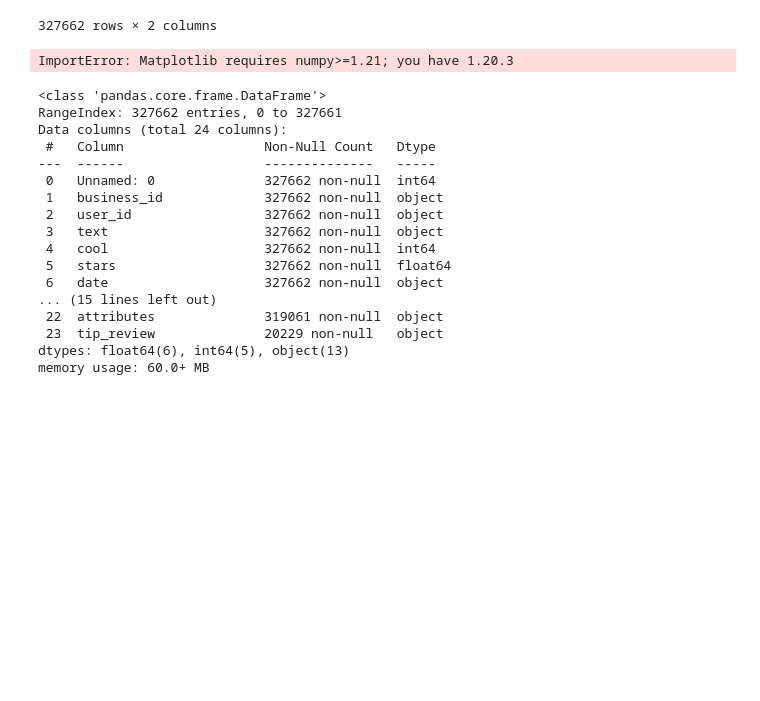
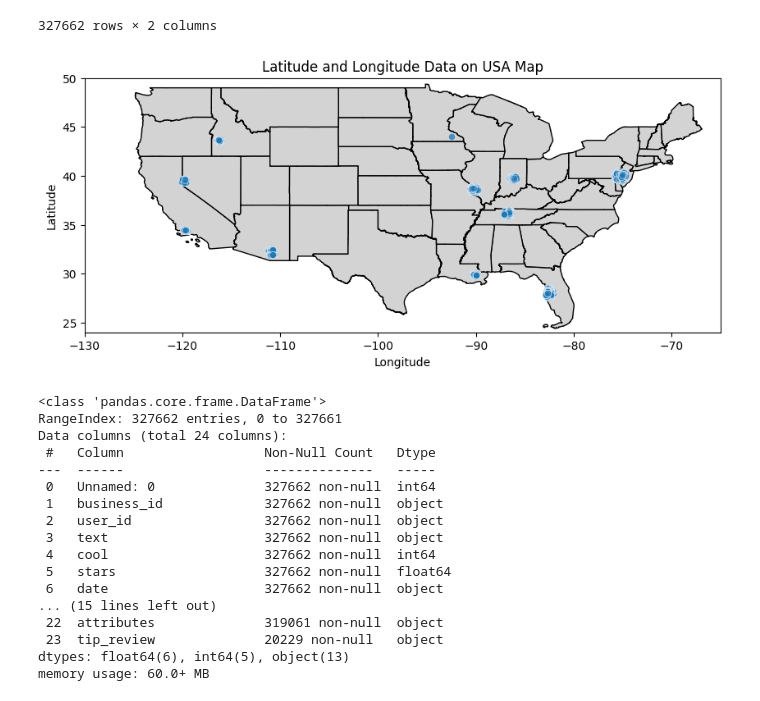
Before and after one commit to jsale017/yelp_unsupervised, a Jupyter notebook: eda-bb.ipynb, the cells around one changed output. Cells and saved outputs as stored; diff of their text form; code cells hidden in the pictures; blank space fills up the shorter version.

```diff
--- a/eda-bb.ipynb
+++ b/eda-bb.ipynb
@@ -51,23 +51,25 @@ test_sample[['latitude', 'longitude']]
 # %%
 import geopandas as gpd
 from shapely.geometry import Point
 import matplotlib.pyplot as plt
+import seaborn as sns
 
 usa = gpd.read_file('tl_2023_us_state.shx')
 geometry = [Point(lon, lat) for lon, lat in zip(test_sample['longitude'], test_sample['latitude'])]
 gdf = gpd.GeoDataFrame(test_sample, geometry=geometry, crs='EPSG:4326')
 
 ax = usa.plot(figsize=(10, 10), color='lightgray', edgecolor='black')
-gdf.plot(ax=ax, color='red', markersize=5)
+# gdf.plot(ax=ax, color='red', markersize=5)
+sns.scatterplot(data=test_sample, x='longitude', y='latitude', alpha=.5)
 
 ax.set_title('Latitude and Longitude Data on USA Map')
 ax.set_xlabel('Longitude')
 ax.set_ylabel('Latitude')
 ax.set_xlim([-130, -65])
 ax.set_ylim([24, 50])
 plt.show()
 # %% [output]
-ImportError: Matplotlib requires numpy>=1.21; you have 1.20.3
+[figure, added]
 # %%
 test_sample.info()
 # %% [output]
```
Also changed, not shown: parts of 1 cell of this notebook, 2 other files.
